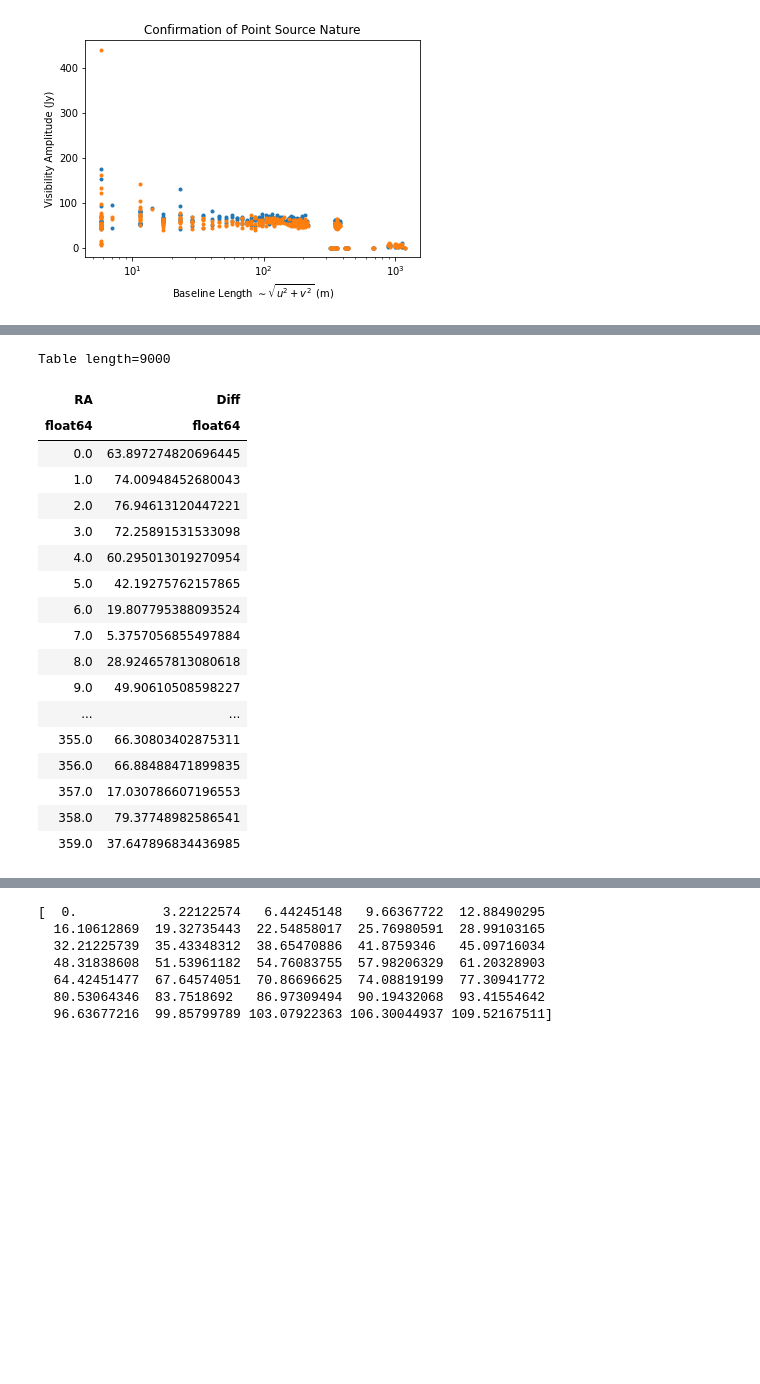
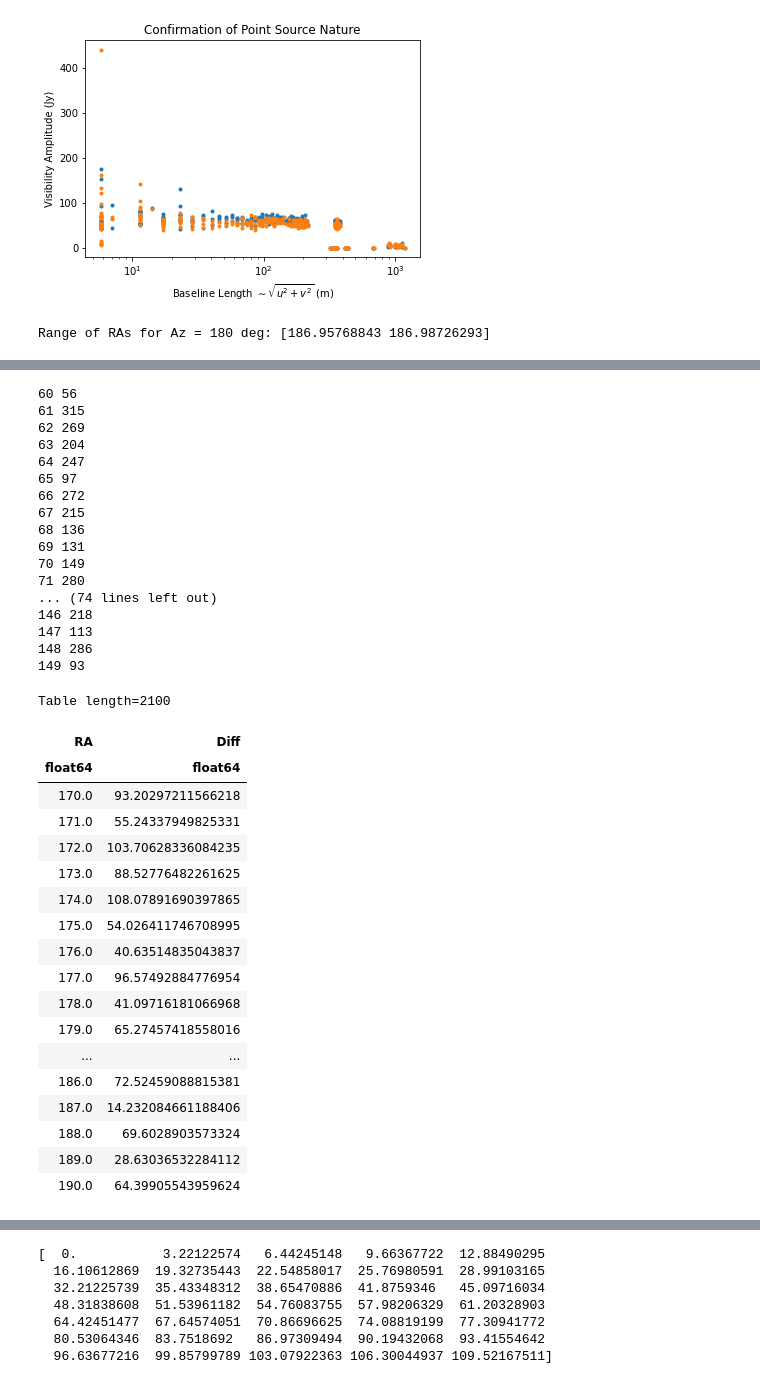
Before and after one commit to prusinski/Ay122b, a Jupyter notebook: DSA_lab/DSA_lab_Nik.ipynb, the cells around one changed output, grey strips where cells are left out. Cells and saved outputs as stored; diff of their text form; code cells hidden in the pictures; blank space fills up the shorter version.

```diff
--- a/DSA_lab-2/DSA_lab_Nik.ipynb
+++ b/DSA_lab/DSA_lab_Nik.ipynb
@@ -248,8 +252,16 @@ plt.title('Confirmation of Point Source Nature')
 plt.show()
 # %% [output]
 [figure]
+# %%
+ovro = EarthLocation(lat=37.2317*u.deg,lon=-118.2951*u.deg)
+aa_range = AltAz(alt = [0,90]*u.degree, az = 180*u.degree, obstime = time[0], location=ovro)
+coord=SkyCoord(aa_range)
+print(f'Range of RAs for Az = 180 deg: {coord.icrs.ra.deg}')
+# %% [output]
+Range of RAs for Az = 180 deg: [186.95768843 186.98726293]
 # %%
 diff_tab = Table(names=('RA', 'Diff'))
+
 
 def diff(b1, b2):
     myst_data = np.load('data_mystery_fixed.npz')
@@ -282,8 +294,9 @@ def diff(b1, b2):
     time = Time(myst_data['times_MJD'], format = 'mjd')
     aa = AltAz(obstime = time, location=ovro)
 
-    ras = np.linspace(0, 359, 360)*u.deg
 
+    ras = np.linspace(170, 190, 21)*u.deg
+#     print(ras)
     # diff_tab = Table(names=('RA', 'Diff'))
 
     for ra in ras:
@@ -323,8 +336,12 @@ def diff(b1, b2):
     #     print(f'RA: {ra:.2f}, Difference: {np.abs(diff[0]):.2f}')
         diff_tab.add_row([ra, np.abs(diff[0])])
 
-for i in range(100, 125):
-    print(i)
-    diff(i,i+1)
+for i in range(50, 150):
+    b_max = data['u_meters'].shape[1]
+    baselines = np.arange(0, b_max)
+    baselines = baselines[baselines != i]
+    i2 = random.choice(baselines)
+    print(i, i2)
+    diff(i,i2)
 diff_tab
 # %% [output]
@@ -348,22 +358,39 @@ diff_tab
-Table length=9000
+60 56
+61 315
+62 269
+63 204
+64 247
+65 97
+66 272
+67 215
+68 136
+69 131
+70 149
+71 280
+... (74 lines left out)
+146 218
+147 113
+148 286
+149 93
+Table length=2100
 | RA | Diff |
 | float64 | float64 |
-| 0.0 | 63.897274820696445 |
-| 1.0 | 74.00948452680043 |
-| 2.0 | 76.94613120447221 |
-| 3.0 | 72.25891531533098 |
-| 4.0 | 60.295013019270954 |
-| 5.0 | 42.19275762157865 |
-| 6.0 | 19.807795388093524 |
-| 7.0 | 5.3757056855497884 |
-| 8.0 | 28.924657813080618 |
-| 9.0 | 49.90610508598227 |
+| 170.0 | 93.20297211566218 |
+| 171.0 | 55.24337949825331 |
+| 172.0 | 103.70628336084235 |
+| 173.0 | 88.52776482261625 |
+| 174.0 | 108.07891690397865 |
+| 175.0 | 54.026411746708995 |
+| 176.0 | 40.63514835043837 |
+| 177.0 | 96.57492884776954 |
+| 178.0 | 41.09716181066968 |
+| 179.0 | 65.27457418558016 |
 | ... | ... |
-| 355.0 | 66.30803402875311 |
-| 356.0 | 66.88488471899835 |
-| 357.0 | 17.030786607196553 |
-| 358.0 | 79.37748982586541 |
-| 359.0 | 37.647896834436985 |
+| 186.0 | 72.52459088815381 |
+| 187.0 | 14.232084661188406 |
+| 188.0 | 69.6028903573324 |
+| 189.0 | 28.63036532284112 |
+| 190.0 | 64.39905543959624 |
 # %%
 plt.plot(diff_tab['RA'], diff_tab['Diff'], '.')
 plt.xlabel('RA (deg)')
```
Also changed, not shown: parts of 5 cells of this notebook, 11 other files.
